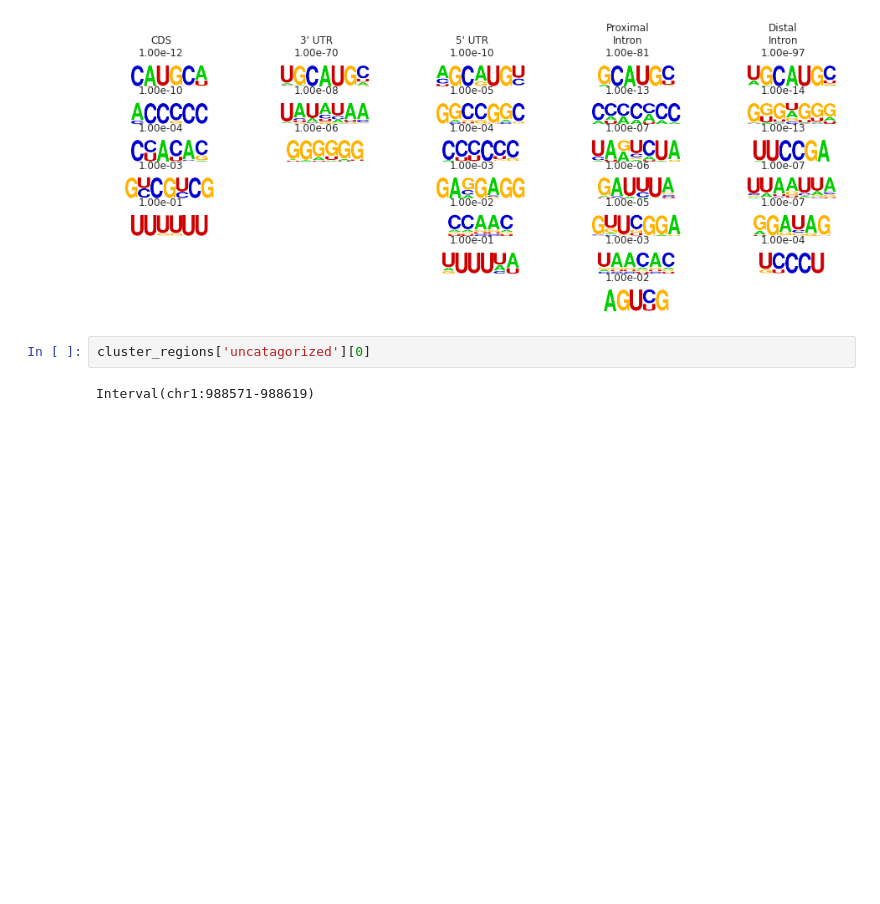
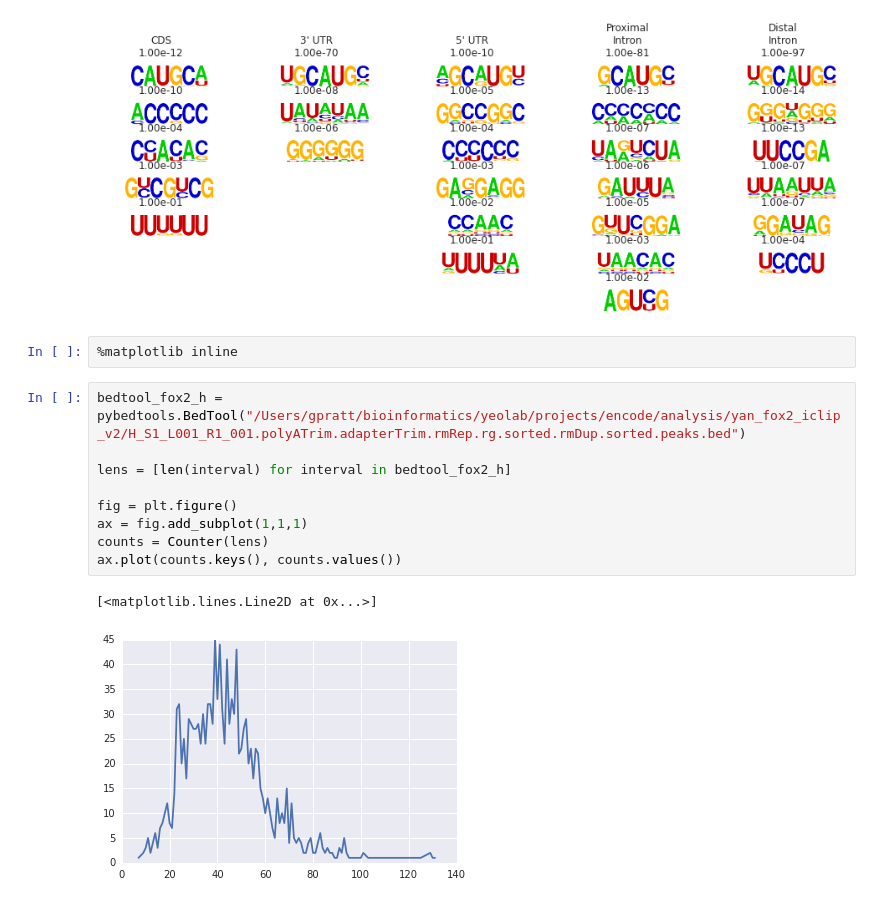
Before and after one commit to gpratt/iPython_Notebook, a Jupyter notebook: fox2/fox2_analysis.ipynb, the cells around one changed output. Saved outputs shown, nothing was run; the diff lists cells and outputs as text; blank space fills up the shorter version.

```diff
--- a/fox2/fox2_analysis.ipynb
+++ b/fox2/fox2_analysis.ipynb
@@ -420,7 +516,17 @@ no motif /Users/gpratt/bioinformatics/yeolab/iPython_Notebook/fox2/kmer_3_homer/
 no motif /Users/gpratt/bioinformatics/yeolab/iPython_Notebook/fox2/kmer_3_homer/distintron500/homerResults/motif7.logo.png
 no motif /Users/gpratt/bioinformatics/yeolab/iPython_Notebook/fox2/kmer_3_homer/distintron500/homerResults/motif8.logo.png
 [figure]
-# %%
-cluster_regions['uncatagorized'][0]
-# %% [output]
-Interval(chr1:988571-988619)
+# %%
+%matplotlib inline
+# %%
+bedtool_fox2_h = pybedtools.BedTool("/Users/gpratt/bioinformatics/yeolab/projects/encode/analysis/yan_fox2_iclip_v2/H_S1_L001_R1_001.polyATrim.adapterTrim.rmRep.rg.sorted.rmDup.sorted.peaks.bed")
+
+lens = [len(interval) for interval in bedtool_fox2_h]
+
+fig = plt.figure()
+ax = fig.add_subplot(1,1,1)
+counts = Counter(lens)
+ax.plot(counts.keys(), counts.values())
+# %% [output]
+[<matplotlib.lines.Line2D at 0x...>]
+[figure, added]
```
Also changed, not shown: parts of 121 cells of this notebook, 2 other files.
